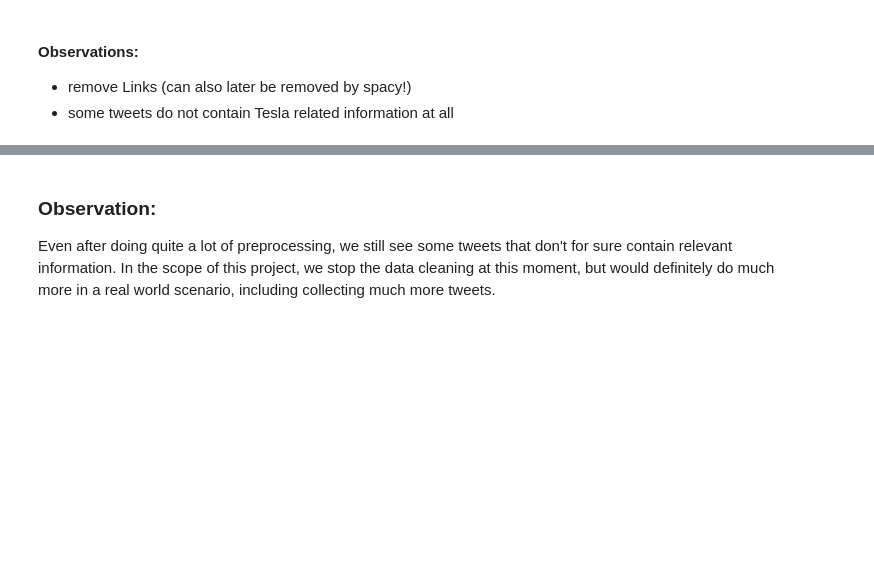
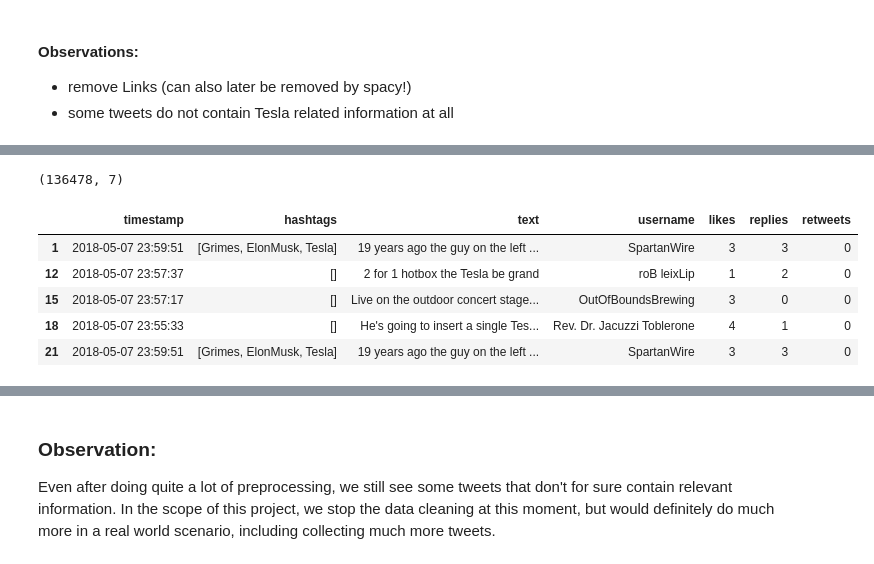
Before and after one commit to AliKarpuzoglu/Tweet_analysis_Stock_prediction, a Jupyter notebook: clean_tweets_strict.ipynb, the cells around one changed output, grey strips where cells are left out. Saved outputs shown, nothing was run; the diff lists cells and outputs as text; code cells hidden in the pictures; blank space fills up the shorter version.

```diff
--- a/clean_tweets_strict.ipynb
+++ b/clean_tweets_strict.ipynb
@@ -142 +117,18 @@ best_tweets.head()
+# %%
+# an important tweet will have at least one retweet (info spreading)
+# and several likes (attention, sentiment) or replies (discussion)
+best_tweets = tweets[(tweets['retweets']>0) | (tweets['likes']>1) | (tweets['replies']>1)]
+print(best_tweets.shape)
+
+# display whole tweet texts
+pd.set_option('display.max_colwidth', -1)
+best_tweets.head()
+# %% [output]
+(136478, 7)
+|  | timestamp | hashtags | text | username | likes | replies | retweets |
+| 1 | 2018-05-07 23:59:51 | [Grimes, ElonMusk, Tesla] | 19 years ago the guy on the left ... | SpartanWire | 3 | 3 | 0 |
+| 12 | 2018-05-07 23:57:37 | [] | 2 for 1 hotbox the Tesla be grand | roB leixLip | 1 | 2 | 0 |
+| 15 | 2018-05-07 23:57:17 | [] | Live on the outdoor concert stage... | OutOfBoundsBrewing | 3 | 0 | 0 |
+| 18 | 2018-05-07 23:55:33 | [] | He's going to insert a single Tes... | Rev. Dr. Jacuzzi Toblerone | 4 | 1 | 0 |
+| 21 | 2018-05-07 23:59:51 | [Grimes, ElonMusk, Tesla] | 19 years ago the guy on the left ... | SpartanWire | 3 | 3 | 0 |
 # %%
```
Also changed, not shown: parts of 13 cells of this notebook, 6 other files.
